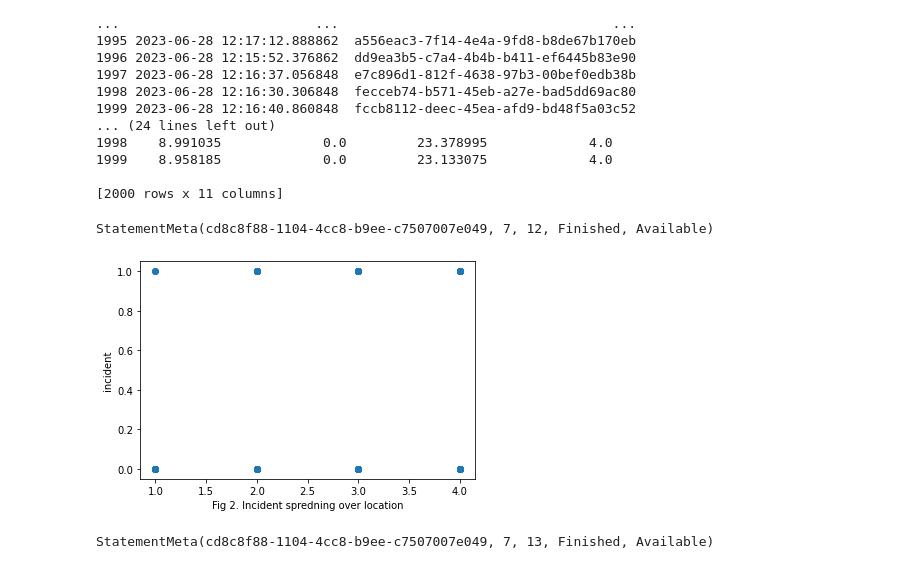
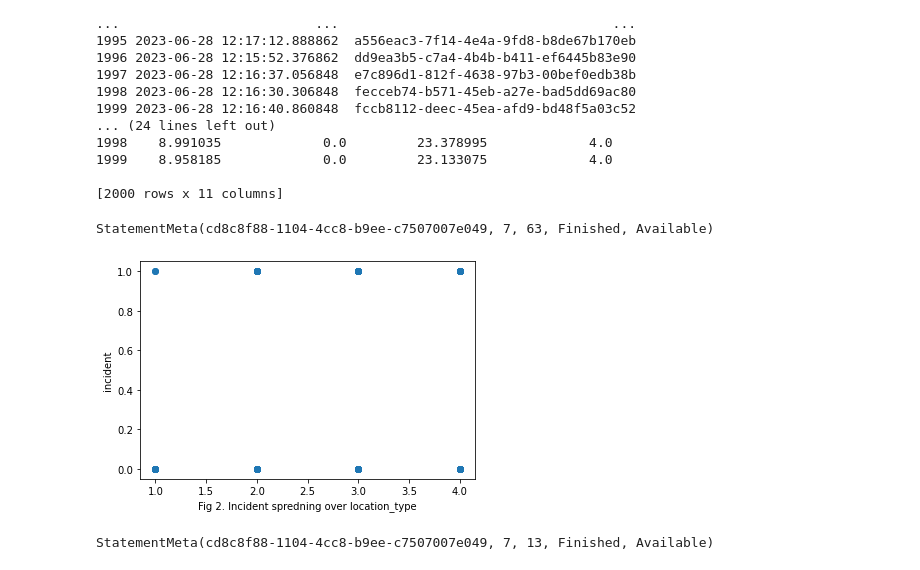
Before and after one commit to mengtsian/Qian, a Jupyter notebook: eltog_azure.ipynb, the cells around one changed output. Drawn from its saved outputs; the diff is of its cells as text; code cells hidden in the pictures.

```diff
--- a/eltog_azure.ipynb
+++ b/eltog_azure.ipynb
@@ -109,13 +109,13 @@ StatementMeta(cd8c8f88-1104-4cc8-b9ee-c7507007e049, 7, 11, Finished, Available)
 # %%
 x = df[["location_type1"]]
 y = df["incident"]
 plt.scatter(x,y)
-plt.xlabel("Fig 2. Incident spredning over location")
+plt.xlabel("Fig 2. Incident spredning over location_type")
 plt.ylabel("incident")
 plt.show()
 # %% [output]
-StatementMeta(cd8c8f88-1104-4cc8-b9ee-c7507007e049, 7, 12, Finished, Available)
+StatementMeta(cd8c8f88-1104-4cc8-b9ee-c7507007e049, 7, 63, Finished, Available)
-[figure, old version]
+[figure, new version]
 # %%
 x = df[["timestamp"]]
 y = df["incident"]
```
Also changed, not shown: parts of 5 cells of this notebook.
